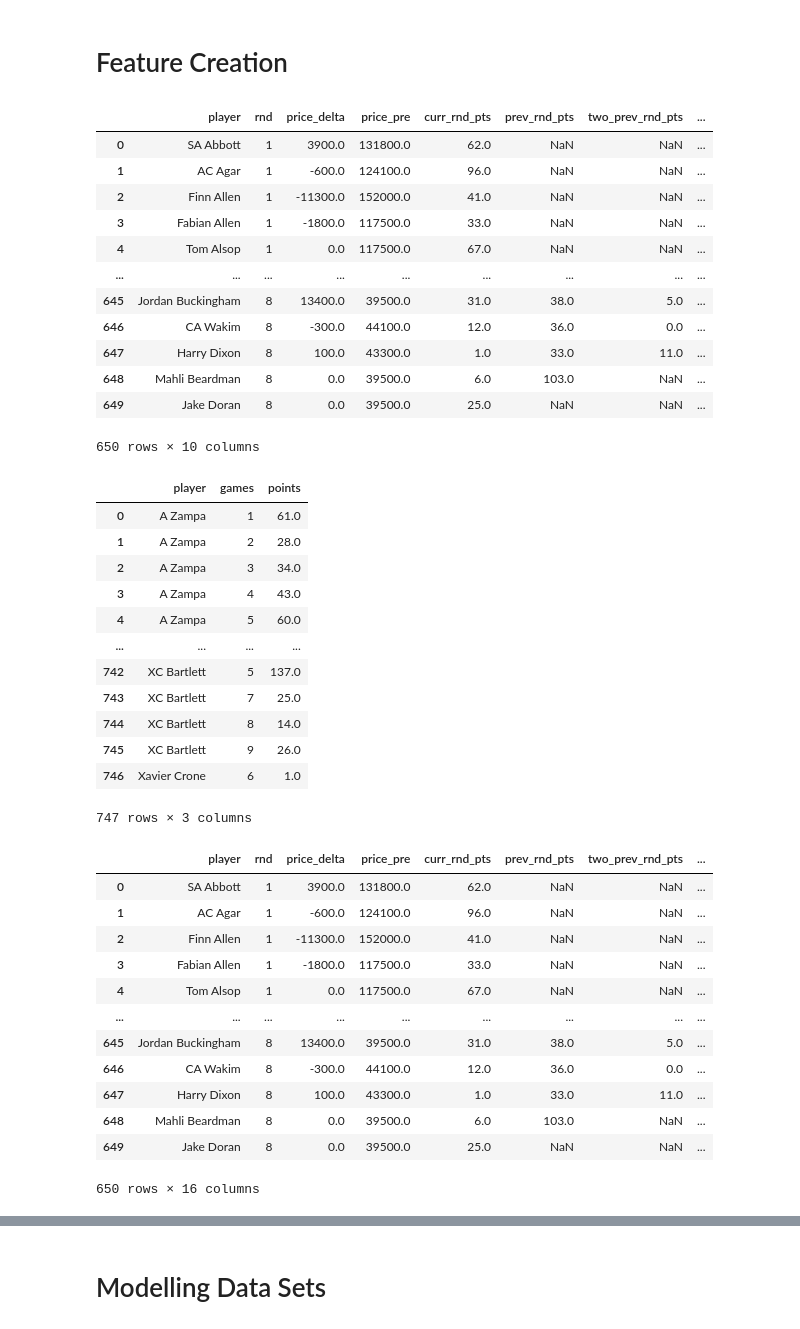
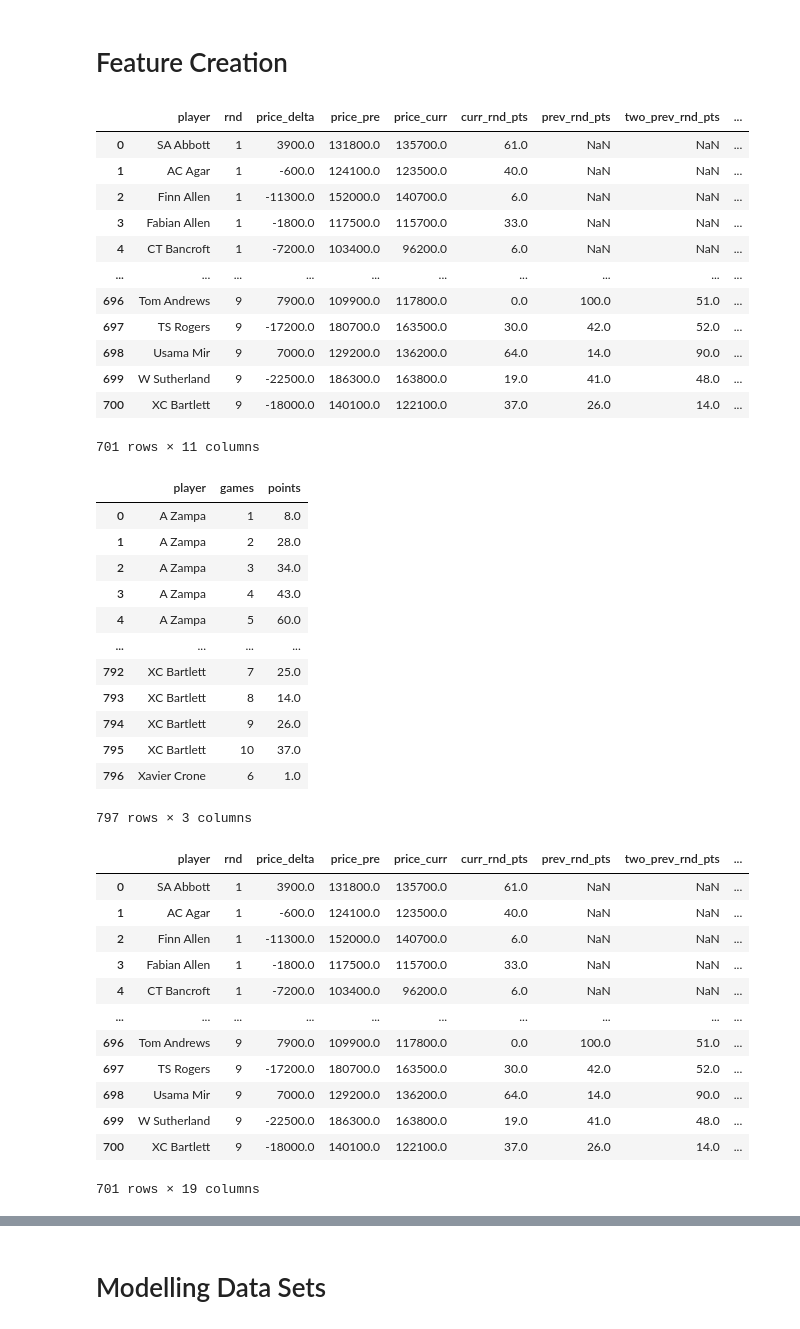
Before and after one commit to Dilan-De-Silva/Big-Bash-Fantasy-AI-v2, a Jupyter notebook: python_script/pricing-model-build.ipynb, the cells around one changed output, grey strips where cells are left out. Cells and saved outputs as stored; diff of their text form; code cells hidden in the pictures.

```diff
--- a/python_script/pricing-model-build.ipynb
+++ b/python_script/pricing-model-build.ipynb
@@ -126,7 +126,7 @@ for i in range(2,11):
     price_temp = pd.merge(price_pre, price_curr, how = 'left', on = 'player')
     price_temp['price_delta'] = price_temp['price_curr'] - price_temp['price_pre']
     price_temp['price_delta'] = price_temp['price_delta'].astype(float)
-    price_temp.drop(columns=['rnd_curr', 'price_curr'],axis=1, inplace=True)
+    price_temp.drop(columns=['rnd_curr'],axis=1, inplace=True)
 
     price_delta = pd.concat([price_delta, price_temp])
 
@@ -196,7 +196,7 @@ game_rnd_team_df
 # Change table from wide to long
 pts_game_df = pd.melt(point, id_vars = ['player','Team'],
                       var_name='games', value_name='points')
-pts_game_df['games'] = pts_game_df['games'].str[5:6].astype('Int64')
+pts_game_df['games'] = pts_game_df['games'].str[5:7].astype('Int64')
 
 pts_rnd_game_df = pd.merge(pts_game_df, game_rnd_team_df, on=['Team', 'games'])
 
@@ -334,35 +334,35 @@ bbl14_rnd_pts_table['rnd'] = bbl14_rnd_pts_table['rnd'].astype("Int64")
 price_delta = pd.merge(price_delta, bbl14_rnd_pts_table, on = ['player', 'rnd'])
 price_delta
 # %% [output]
-|  | player | rnd | price_delta | price_pre | curr_rnd_pts | prev_rnd_pts | two_prev_rnd_pts | ... |
-| 0 | SA Abbott | 1 | 3900.0 | 131800.0 | 62.0 | NaN | NaN | ... |
-| 1 | AC Agar | 1 | -600.0 | 124100.0 | 96.0 | NaN | NaN | ... |
-| 2 | Finn Allen | 1 | -11300.0 | 152000.0 | 41.0 | NaN | NaN | ... |
-| 3 | Fabian Allen | 1 | -1800.0 | 117500.0 | 33.0 | NaN | NaN | ... |
-| 4 | Tom Alsop | 1 | 0.0 | 117500.0 | 67.0 | NaN | NaN | ... |
-| ... | ... | ... | ... | ... | ... | ... | ... | ... |
-| 645 | Jordan Buckingham | 8 | 13400.0 | 39500.0 | 31.0 | 38.0 | 5.0 | ... |
-| 646 | CA Wakim | 8 | -300.0 | 44100.0 | 12.0 | 36.0 | 0.0 | ... |
-| 647 | Harry Dixon | 8 | 100.0 | 43300.0 | 1.0 | 33.0 | 11.0 | ... |
-| 648 | Mahli Beardman | 8 | 0.0 | 39500.0 | 6.0 | 103.0 | NaN | ... |
-| 649 | Jake Doran | 8 | 0.0 | 39500.0 | 25.0 | NaN | NaN | ... |
+|  | player | rnd | price_delta | price_pre | price_curr | curr_rnd_pts | prev_rnd_pts | two_prev_rnd_pts | ... |
+| 0 | SA Abbott | 1 | 3900.0 | 131800.0 | 135700.0 | 61.0 | NaN | NaN | ... |
+| 1 | AC Agar | 1 | -600.0 | 124100.0 | 123500.0 | 40.0 | NaN | NaN | ... |
+| 2 | Finn Allen | 1 | -11300.0 | 152000.0 | 140700.0 | 6.0 | NaN | NaN | ... |
+| 3 | Fabian Allen | 1 | -1800.0 | 117500.0 | 115700.0 | 33.0 | NaN | NaN | ... |
+| 4 | CT Bancroft | 1 | -7200.0 | 103400.0 | 96200.0 | 6.0 | NaN | NaN | ... |
+| ... | ... | ... | ... | ... | ... | ... | ... | ... | ... |
+| 696 | Tom Andrews | 9 | 7900.0 | 109900.0 | 117800.0 | 0.0 | 100.0 | 51.0 | ... |
+| 697 | TS Rogers | 9 | -17200.0 | 180700.0 | 163500.0 | 30.0 | 42.0 | 52.0 | ... |
+| 698 | Usama Mir | 9 | 7000.0 | 129200.0 | 136200.0 | 64.0 | 14.0 | 90.0 | ... |
+| 699 | W Sutherland | 9 | -22500.0 | 186300.0 | 163800.0 | 19.0 | 41.0 | 48.0 | ... |
+| 700 | XC Bartlett | 9 | -18000.0 | 140100.0 | 122100.0 | 37.0 | 26.0 | 14.0 | ... |
-650 rows × 10 columns
+701 rows × 11 columns
 # %%
 pts_per_game
 # %% [output]
 |  | player | games | points |
-| 0 | A Zampa | 1 | 61.0 |
+| 0 | A Zampa | 1 | 8.0 |
 | 1 | A Zampa | 2 | 28.0 |
 | 2 | A Zampa | 3 | 34.0 |
 | 3 | A Zampa | 4 | 43.0 |
 | 4 | A Zampa | 5 | 60.0 |
 | ... | ... | ... | ... |
-| 742 | XC Bartlett | 5 | 137.0 |
-| 743 | XC Bartlett | 7 | 25.0 |
-| 744 | XC Bartlett | 8 | 14.0 |
-| 745 | XC Bartlett | 9 | 26.0 |
-| 746 | Xavier Crone | 6 | 1.0 |
+| 792 | XC Bartlett | 7 | 25.0 |
+| 793 | XC Bartlett | 8 | 14.0 |
+| 794 | XC Bartlett | 9 | 26.0 |
+| 795 | XC Bartlett | 10 | 37.0 |
+| 796 | Xavier Crone | 6 | 1.0 |
-747 rows × 3 columns
+797 rows × 3 columns
 # %%
 # Points per Game Features
 
@@ -440,44 +440,47 @@ for j in bbl14_play_list:
         play_seas_df = full_play_pts_df[full_play_pts_df['games_cnt'] < k+1]
         play_seas_df = play_seas_df.drop(columns=["games", "games_cnt"], axis = 1)
         play_seas_df_agg = play_seas_df.groupby(["player"], as_index=False).agg(
         seas_avg_games_pts = ('points', "mean"),
         )
 
         curr_game_play_pts_feat_df = pd.merge(curr_game_play_pts_feat_df, play_seas_df_agg, left_on = ["player"], right_on = ["player"], how = "left")
 
         # Add all during season attributes to empty table
         bbl14_game_pts_table = pd.concat([bbl14_game_pts_table, curr_game_play_pts_feat_df])
 
 # Join round points features to price delta table
     # Add rnd column via player team
 player_team = pts_rnd_game_df.groupby(['player', 'Team'])['points'].count().reset_index().drop(['points'], axis=1)
 
 bbl14_game_pts_table = pd.merge(bbl14_game_pts_table, player_team, on = 'player')
-bbl14_game_pts_table = pd.merge(bbl14_game_pts_table, game_rnd_team_df, on = ['Team', 'games']).drop(['Team', 'games'], axis=1)
+bbl14_game_pts_table = pd.merge(bbl14_game_pts_table, game_rnd_team_df, on = ['Team', 'games']).drop(['Team'], axis=1)
 bbl14_game_pts_table = bbl14_game_pts_table.groupby(['player', 'rnd']).agg(
+games_per_round = ('games', 'count'),
 curr_game_pts_avg = ('curr_game_pts', 'mean'),
 prev_game_pts_avg = ('prev_game_pts', 'mean'),
 two_prev_game_pts_avg = ('two_prev_game_pts', 'mean'),
 last_2_games_ma_pts_avg = ('last_2_games_ma_pts', 'mean'),
 last_3_games_ma_pts_avg = ('last_3_games_ma_pts', 'mean'),
 seas_avg_games_pts_avg = ('seas_avg_games_pts', 'mean')
 ).reset_index()
 
 bbl14_game_pts_table['rnd'] = bbl14_game_pts_table['rnd'].astype("Int64")
+bbl14_game_pts_table = bbl14_game_pts_table.sort_values(['player','rnd'])
+bbl14_game_pts_table['total_games'] = bbl14_game_pts_table.sort_values(['player','rnd']).groupby('player')['games_per_round'].cumsum()
 
 price_delta = pd.merge(price_delta, bbl14_game_pts_table, left_on = ['player', 'rnd'], right_on=['player', 'rnd'], how = "left")
 price_delta
 # %% [output]
-|  | player | rnd | price_delta | price_pre | curr_rnd_pts | prev_rnd_pts | two_prev_rnd_pts | ... |
-| 0 | SA Abbott | 1 | 3900.0 | 131800.0 | 62.0 | NaN | NaN | ... |
-| 1 | AC Agar | 1 | -600.0 | 124100.0 | 96.0 | NaN | NaN | ... |
-| 2 | Finn Allen | 1 | -11300.0 | 152000.0 | 41.0 | NaN | NaN | ... |
-| 3 | Fabian Allen | 1 | -1800.0 | 117500.0 | 33.0 | NaN | NaN | ... |
-| 4 | Tom Alsop | 1 | 0.0 | 117500.0 | 67.0 | NaN | NaN | ... |
-| ... | ... | ... | ... | ... | ... | ... | ... | ... |
-| 645 | Jordan Buckingham | 8 | 13400.0 | 39500.0 | 31.0 | 38.0 | 5.0 | ... |
-| 646 | CA Wakim | 8 | -300.0 | 44100.0 | 12.0 | 36.0 | 0.0 | ... |
-| 647 | Harry Dixon | 8 | 100.0 | 43300.0 | 1.0 | 33.0 | 11.0 | ... |
-| 648 | Mahli Beardman | 8 | 0.0 | 39500.0 | 6.0 | 103.0 | NaN | ... |
-| 649 | Jake Doran | 8 | 0.0 | 39500.0 | 25.0 | NaN | NaN | ... |
+|  | player | rnd | price_delta | price_pre | price_curr | curr_rnd_pts | prev_rnd_pts | two_prev_rnd_pts | ... |
+| 0 | SA Abbott | 1 | 3900.0 | 131800.0 | 135700.0 | 61.0 | NaN | NaN | ... |
+| 1 | AC Agar | 1 | -600.0 | 124100.0 | 123500.0 | 40.0 | NaN | NaN | ... |
+| 2 | Finn Allen | 1 | -11300.0 | 152000.0 | 140700.0 | 6.0 | NaN | NaN | ... |
+| 3 | Fabian Allen | 1 | -1800.0 | 117500.0 | 115700.0 | 33.0 | NaN | NaN | ... |
+| 4 | CT Bancroft | 1 | -7200.0 | 103400.0 | 96200.0 | 6.0 | NaN | NaN | ... |
+| ... | ... | ... | ... | ... | ... | ... | ... | ... | ... |
+| 696 | Tom Andrews | 9 | 7900.0 | 109900.0 | 117800.0 | 0.0 | 100.0 | 51.0 | ... |
+| 697 | TS Rogers | 9 | -17200.0 | 180700.0 | 163500.0 | 30.0 | 42.0 | 52.0 | ... |
+| 698 | Usama Mir | 9 | 7000.0 | 129200.0 | 136200.0 | 64.0 | 14.0 | 90.0 | ... |
+| 699 | W Sutherland | 9 | -22500.0 | 186300.0 | 163800.0 | 19.0 | 41.0 | 48.0 | ... |
+| 700 | XC Bartlett | 9 | -18000.0 | 140100.0 | 122100.0 | 37.0 | 26.0 | 14.0 | ... |
-650 rows × 16 columns
+701 rows × 19 columns
```
Also changed, not shown: parts of 12 cells of this notebook.
